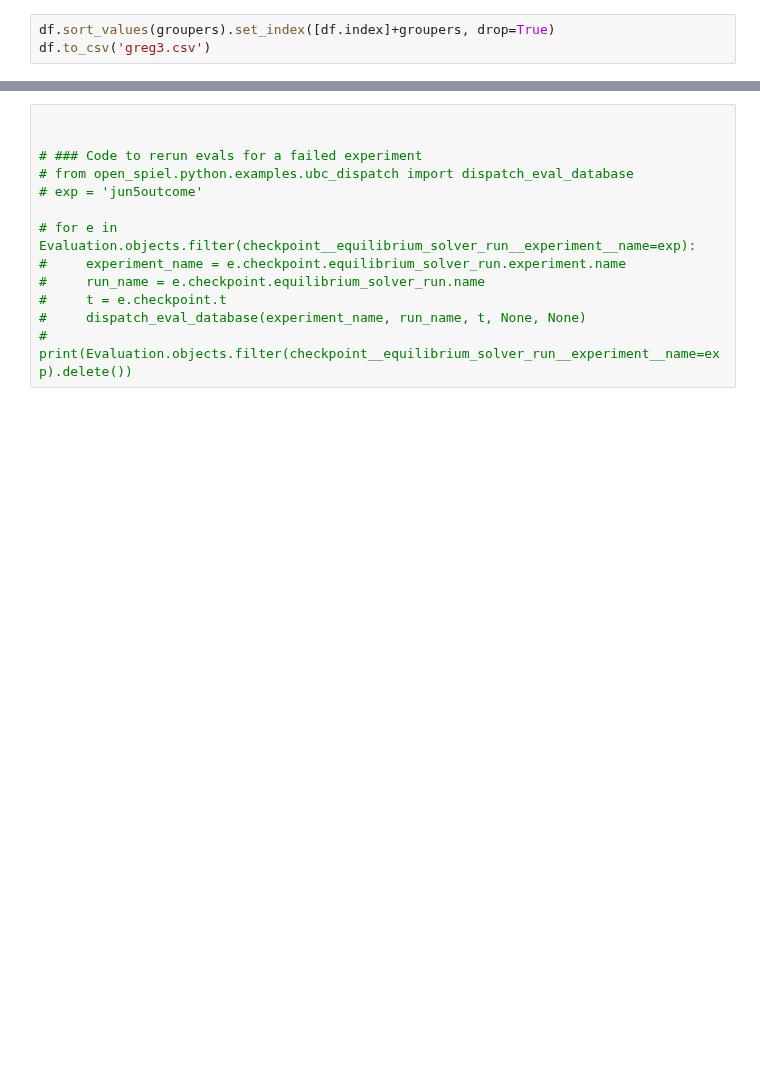
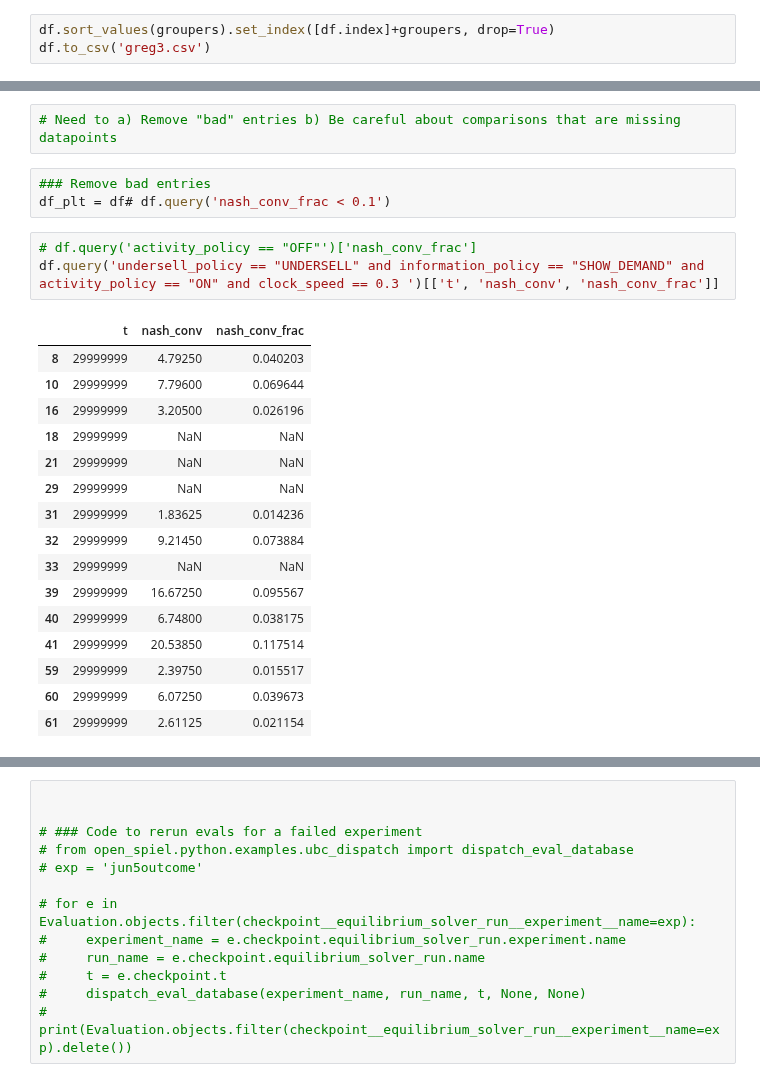
Before and after one commit to newmanne/open_spiel, a Jupyter notebook: open_spiel/python/examples/notebooks/greg/2023-06-05-analyze_small_games.ipynb, the cells around one changed output, grey strips where cells are left out. Drawn from its saved outputs; the diff is of its cells as text; blank space fills up the shorter version.

```diff
--- a/open_spiel/python/examples/notebooks/greg/2023-06-05-analyze_small_games.ipynb
+++ b/open_spiel/python/examples/notebooks/greg/2023-06-05-analyze_small_games.ipynb
@@ -235,3 +312,28 @@ df.columns
+# %%
+# Need to a) Remove "bad" entries b) Be careful about comparisons that are missing datapoints
+# %%
+### Remove bad entries
+df_plt = df# df.query('nash_conv_frac < 0.1')
+# %%
+# df.query('activity_policy == "OFF"')['nash_conv_frac']
+df.query('undersell_policy == "UNDERSELL" and information_policy == "SHOW_DEMAND" and activity_policy == "ON" and clock_speed == 0.3 ')[['t', 'nash_conv', 'nash_conv_frac']]
+# %% [output]
+|  | t | nash_conv | nash_conv_frac |
+| 8 | 29999999 | 4.79250 | 0.040203 |
+| 10 | 29999999 | 7.79600 | 0.069644 |
+| 16 | 29999999 | 3.20500 | 0.026196 |
+| 18 | 29999999 | NaN | NaN |
+| 21 | 29999999 | NaN | NaN |
+| 29 | 29999999 | NaN | NaN |
+| 31 | 29999999 | 1.83625 | 0.014236 |
+| 32 | 29999999 | 9.21450 | 0.073884 |
+| 33 | 29999999 | NaN | NaN |
+| 39 | 29999999 | 16.67250 | 0.095567 |
+| 40 | 29999999 | 6.74800 | 0.038175 |
+| 41 | 29999999 | 20.53850 | 0.117514 |
+| 59 | 29999999 | 2.39750 | 0.015517 |
+| 60 | 29999999 | 6.07250 | 0.039673 |
+| 61 | 29999999 | 2.61125 | 0.021154 |
 # %%
 ATTRIBUTE = 'variant'
 NORMALIZED = False
```
Also changed, not shown: parts of 18 cells of this notebook, 59 other files.
